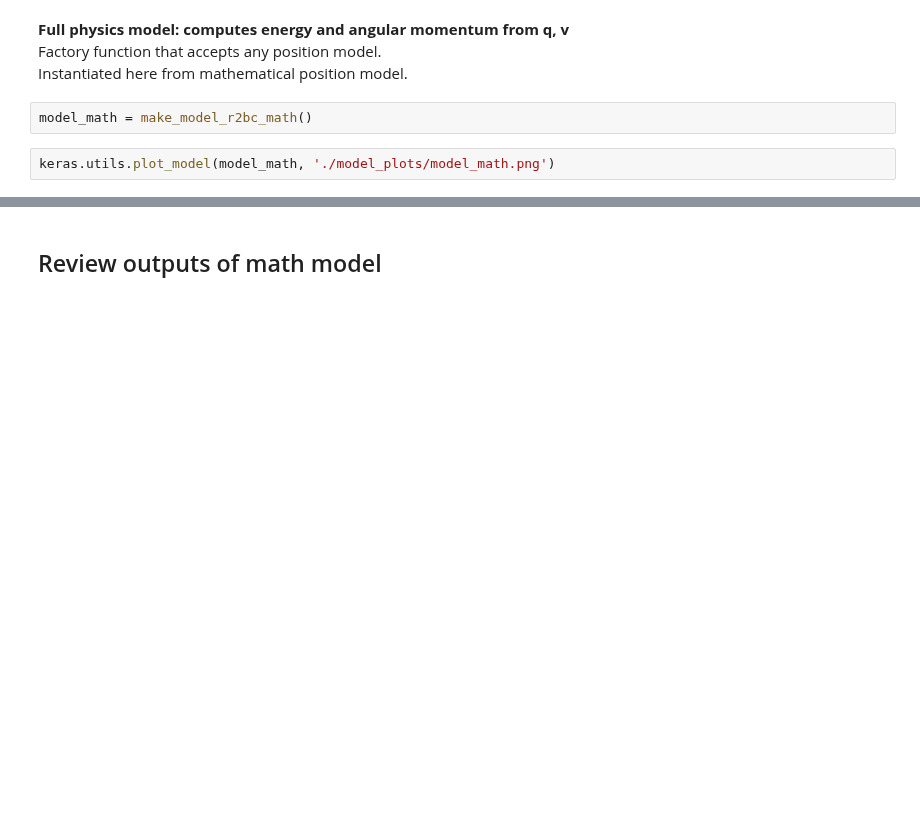
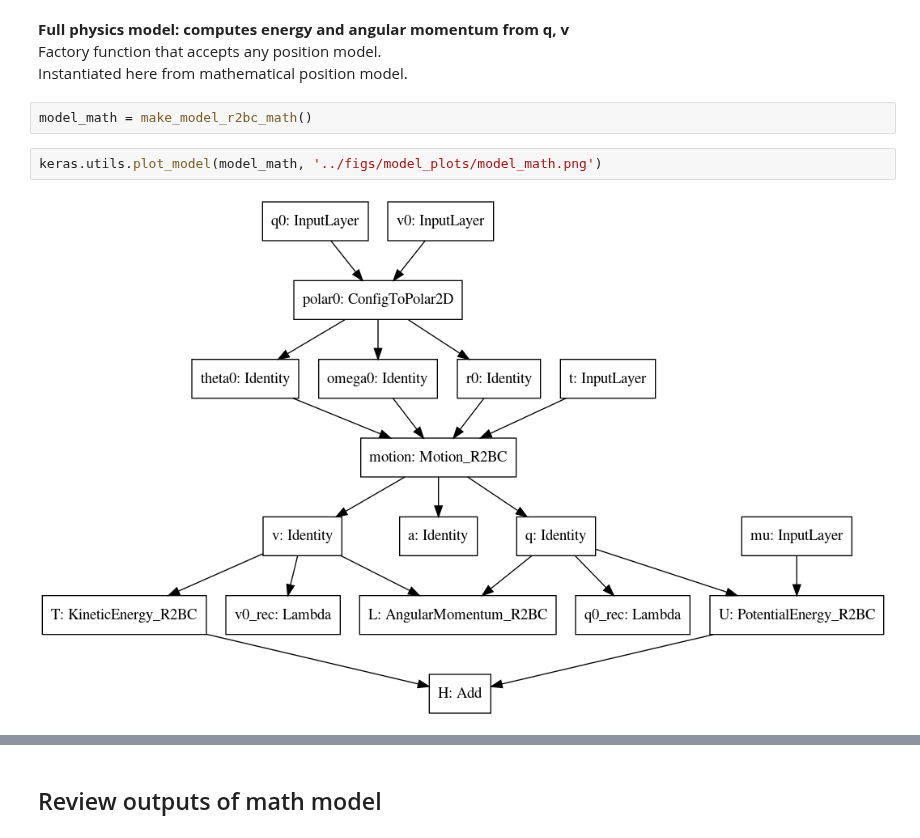
Before and after one commit to memanuel/IACS-n-body, a Jupyter notebook: src/two-body-restricted-circular.ipynb, the cells around one changed output, grey strips where cells are left out. Cells and saved outputs as stored; diff of their text form; blank space fills up the shorter version.

```diff
--- a/src/two-body-restricted-circular.ipynb
+++ b/src/two-body-restricted-circular.ipynb
@@ -224,6 +263,8 @@ Instantiated here from mathematical position model.
 # %%
 model_math = make_model_r2bc_math()
 # %%
-keras.utils.plot_model(model_math, './model_plots/model_math.png')
+keras.utils.plot_model(model_math, '../figs/model_plots/model_math.png')
+# %% [output]
+[figure, added]
 # %%
 model_math.summary()
```
Also changed, not shown: parts of 26 cells of this notebook, 4 other files.
